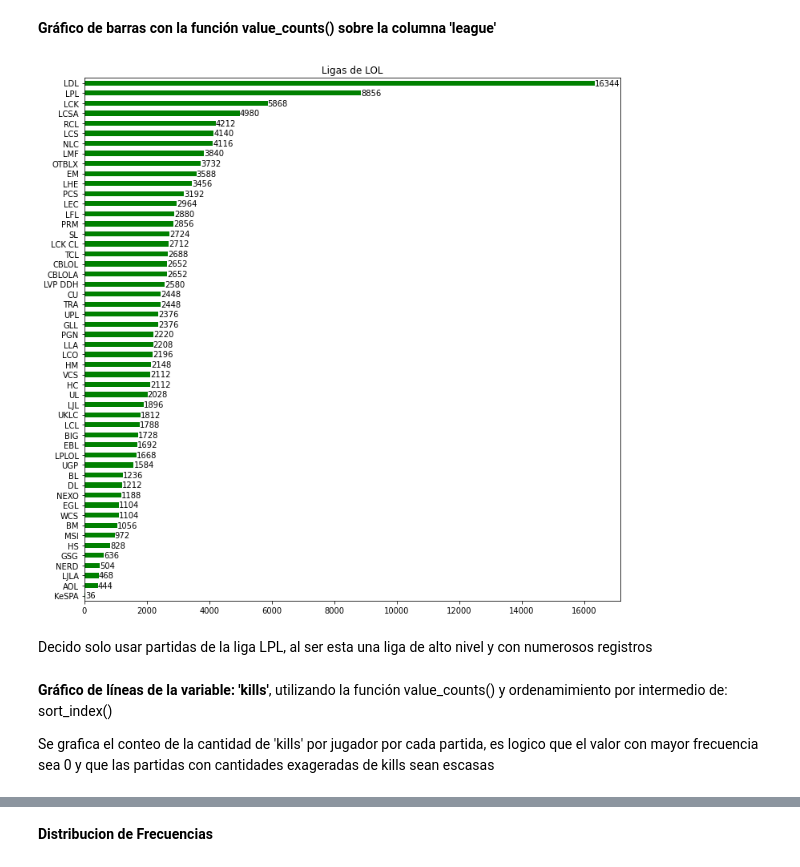
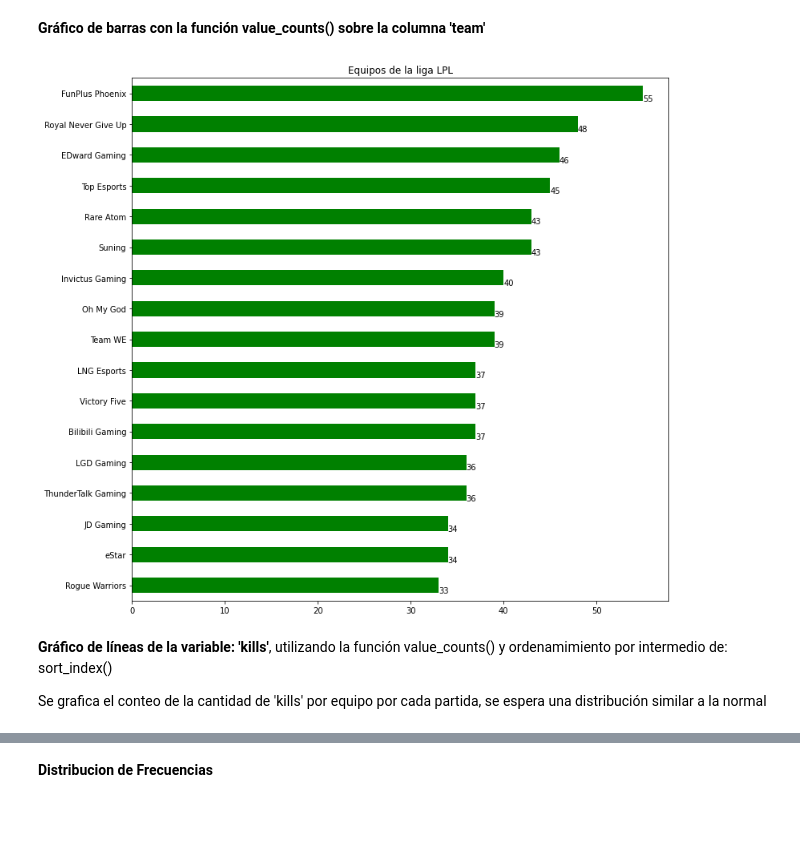
Before and after one commit to cporras/lol-esports, a Jupyter notebook: Notebooks/Analisis_univariado.ipynb, the cells around one changed output, grey strips where cells are left out. Saved outputs shown, nothing was run; the diff lists cells and outputs as text; code cells hidden in the pictures; blank space fills up the shorter version.

```diff
--- a/Notebooks/Analisis_univariado.ipynb
+++ b/Notebooks/Analisis_univariado.ipynb
@@ -37,3 +9,6 @@ df = pd.read_csv('lol.csv')
+# %%
+url_teams = 'https://raw.githubusercontent.com/cporras/lol-esports/main/Data/df_teams.csv'
+df = pd.read_csv(url_teams)
 # %%
 df.head()
 # %% [output]
@@ -47,0 +21,6 @@ df.head()
+# %%
+#Datos que no tienen sentido al analizar los datos agregados del equipo
+df.drop(['position','player','champion','firstbloodkill','firstbloodassist','firstbloodvictim','turretplates','opp_turretplates','heralds','opp_heralds'],axis=1,inplace=True)
+df['quadrakills'] = df['quadrakills'].fillna(0)
+df['pentakills'] = df['pentakills'].fillna(0)
+df.head()
@@ -104,13 +78,11 @@ memory usage: 125.9+ MB
 # %% [markdown]
-**Gráfico de barras con la función value_counts() sobre la columna 'league'**
+**Gráfico de barras con la función value_counts() sobre la columna 'team'**
 # %%
 plt.figure(figsize=(12,12))
-ax = df['league'].value_counts().sort_values().plot.barh(color='green')
+ax = df['team'].value_counts().sort_values().plot.barh(color='green')
 for p in ax.patches:
      ax.annotate(str(p.get_width()), (p.get_width(),p.get_y()))
-ax.set_title('Ligas de LOL')
+ax.set_title('Partidas jugadas por Equipos de la liga LPL')
 plt.show()
 # %% [output]
-[figure, old version]
+[figure, new version]
-# %% [markdown]
-Decido solo usar partidas de la liga LPL, al ser esta una liga de alto nivel y con numerosos registros
@@ -119,7 +89,7 @@ df = df[df['league']=='LPL']
 # %% [markdown]
 **Gráfico de líneas de la variable: 'kills'**, utilizando la función value_counts() y ordenamimiento por intermedio de: sort_index()
 
-Se grafica el conteo de  la cantidad de 'kills' por jugador por cada partida, es logico que el valor con mayor frecuencia sea 0 y que las partidas con cantidades exageradas de kills sean escasas
+Se grafica el conteo de  la cantidad de 'kills' por equipo por cada partida, se espera una distribución similar a la normal
 # %%
 df['kills'].value_counts().sort_index().plot.line(color='green')
 # %% [output]
```
Also changed, not shown: parts of 39 cells of this notebook.
